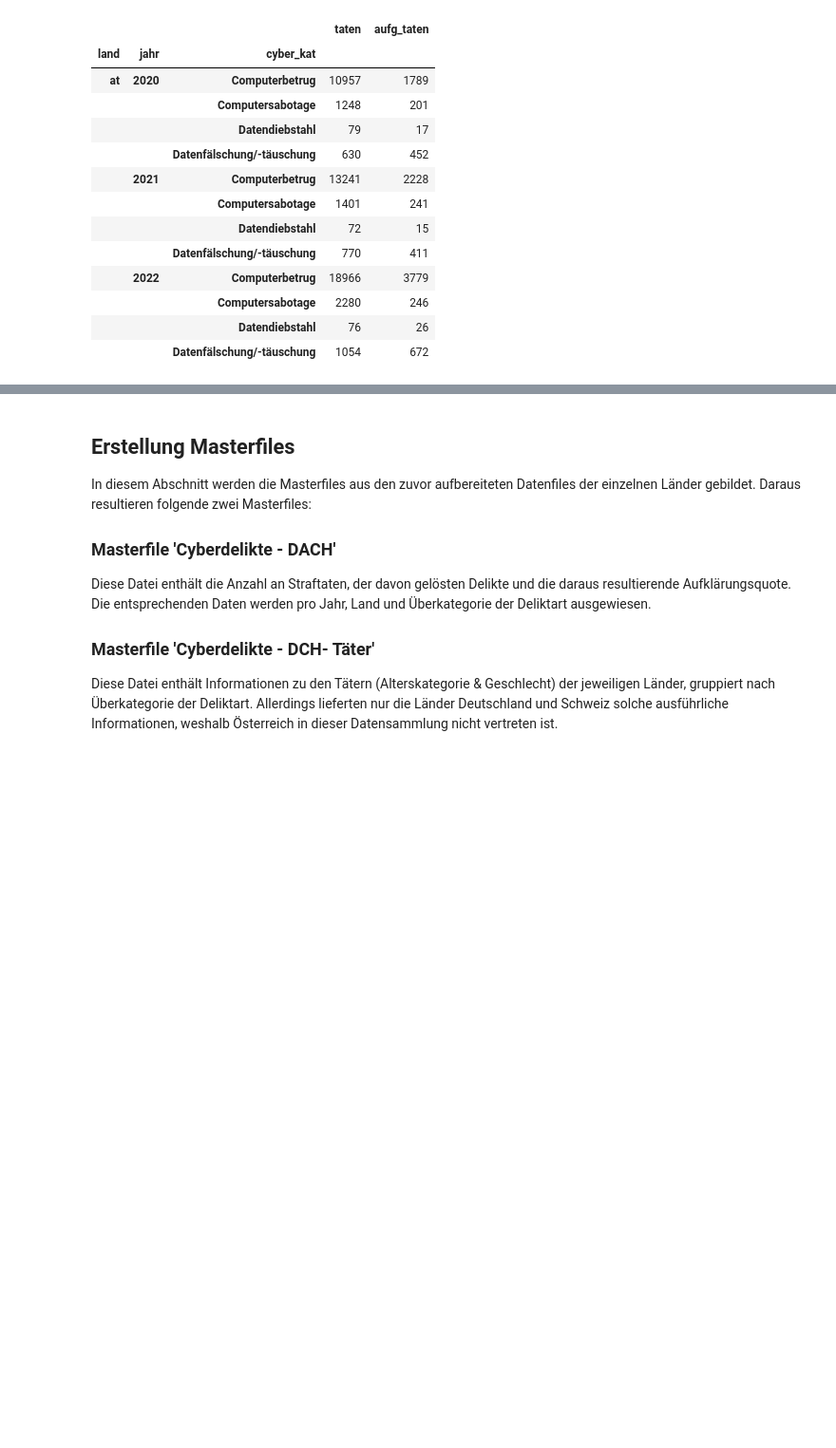
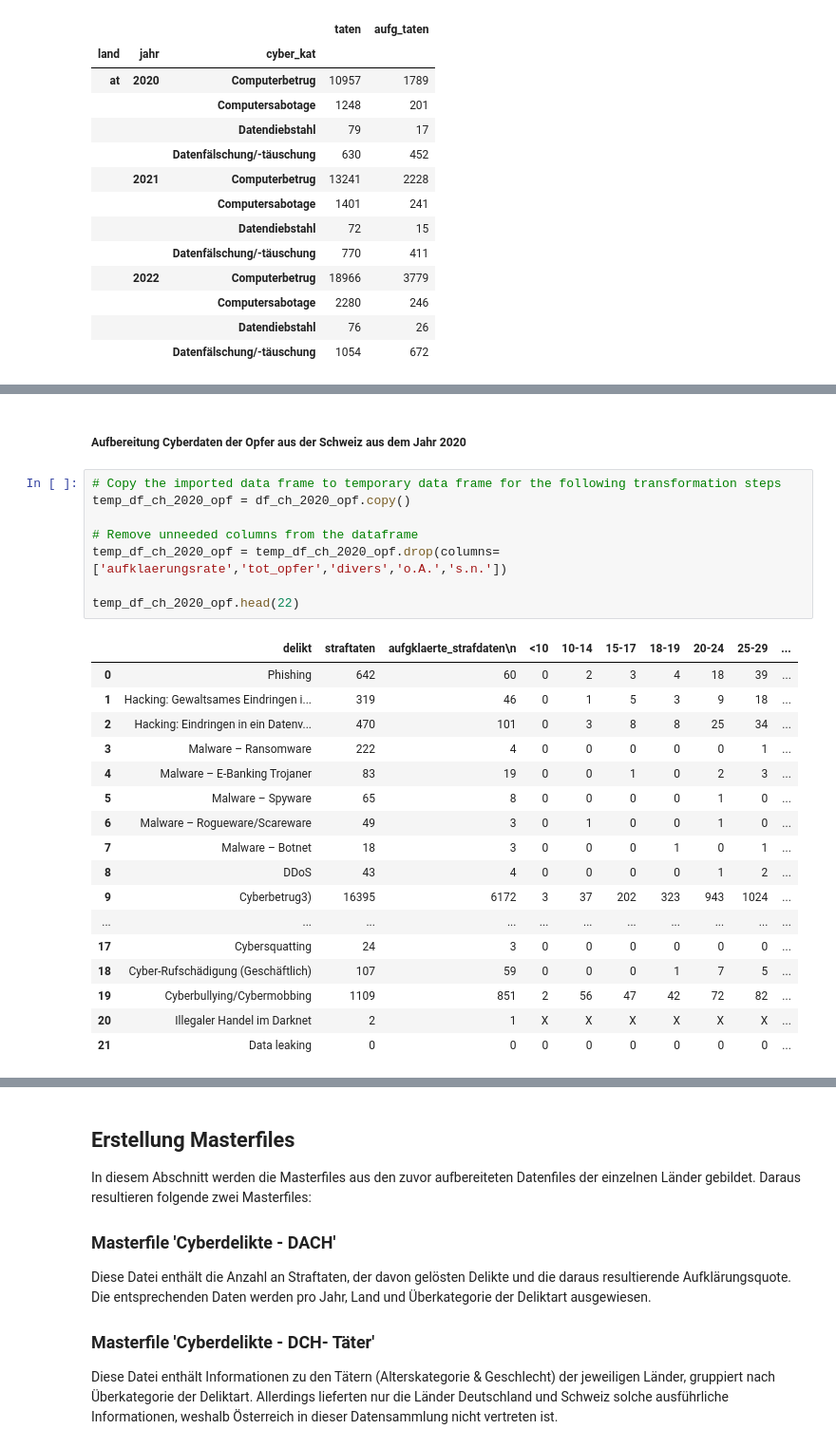
Before and after one commit to baumannf/bina_module, a Jupyter notebook: BINA_LN1_CybercrimeAnalytics.ipynb, the cells around one changed output, grey strips where cells are left out. Shown at 95% size. Drawn from its saved outputs; the diff is of its cells as text; blank space fills up the shorter version.

```diff
--- a/BINA_LN1_CybercrimeAnalytics.ipynb
+++ b/BINA_LN1_CybercrimeAnalytics.ipynb
@@ -2138,0 +2162,28 @@ temp_df_at_normalized
+# %% [markdown]
+##### Aufbereitung Cyberdaten der Opfer aus der Schweiz aus dem Jahr 2020
+# %%
+# Copy the imported data frame to temporary data frame for the following transformation steps
+temp_df_ch_2020_opf = df_ch_2020_opf.copy()
+
+# Remove unneeded columns from the dataframe
+temp_df_ch_2020_opf = temp_df_ch_2020_opf.drop(columns=['aufklaerungsrate','tot_opfer','divers','o.A.','s.n.'])
+
+temp_df_ch_2020_opf.head(22)
+# %% [output]
+|  | delikt | straftaten | aufgklaerte_strafdaten\n | <10 | 10-14 | 15-17 | 18-19 | 20-24 | 25-29 | ... |
+| 0 | Phishing | 642 | 60 | 0 | 2 | 3 | 4 | 18 | 39 | ... |
+| 1 | Hacking: Gewaltsames Eindringen i... | 319 | 46 | 0 | 1 | 5 | 3 | 9 | 18 | ... |
+| 2 | Hacking: Eindringen in ein Datenv... | 470 | 101 | 0 | 3 | 8 | 8 | 25 | 34 | ... |
+| 3 | Malware – Ransomware | 222 | 4 | 0 | 0 | 0 | 0 | 0 | 1 | ... |
+| 4 | Malware – E-Banking Trojaner | 83 | 19 | 0 | 0 | 1 | 0 | 2 | 3 | ... |
+| 5 | Malware – Spyware | 65 | 8 | 0 | 0 | 0 | 0 | 1 | 0 | ... |
+| 6 | Malware – Rogueware/Scareware | 49 | 3 | 0 | 1 | 0 | 0 | 1 | 0 | ... |
+| 7 | Malware – Botnet | 18 | 3 | 0 | 0 | 0 | 1 | 0 | 1 | ... |
+| 8 | DDoS | 43 | 4 | 0 | 0 | 0 | 0 | 1 | 2 | ... |
+| 9 | Cyberbetrug3) | 16395 | 6172 | 3 | 37 | 202 | 323 | 943 | 1024 | ... |
+| ... | ... | ... | ... | ... | ... | ... | ... | ... | ... | ... |
+| 17 | Cybersquatting | 24 | 3 | 0 | 0 | 0 | 0 | 0 | 0 | ... |
+| 18 | Cyber-Rufschädigung (Geschäftlich) | 107 | 59 | 0 | 0 | 0 | 1 | 7 | 5 | ... |
+| 19 | Cyberbullying/Cybermobbing | 1109 | 851 | 2 | 56 | 47 | 42 | 72 | 82 | ... |
+| 20 | Illegaler Handel im Darknet | 2 | 1 | X | X | X | X | X | X | ... |
+| 21 | Data leaking | 0 | 0 | 0 | 0 | 0 | 0 | 0 | 0 | ... |
```
Also changed, not shown: parts of 35 cells of this notebook.
